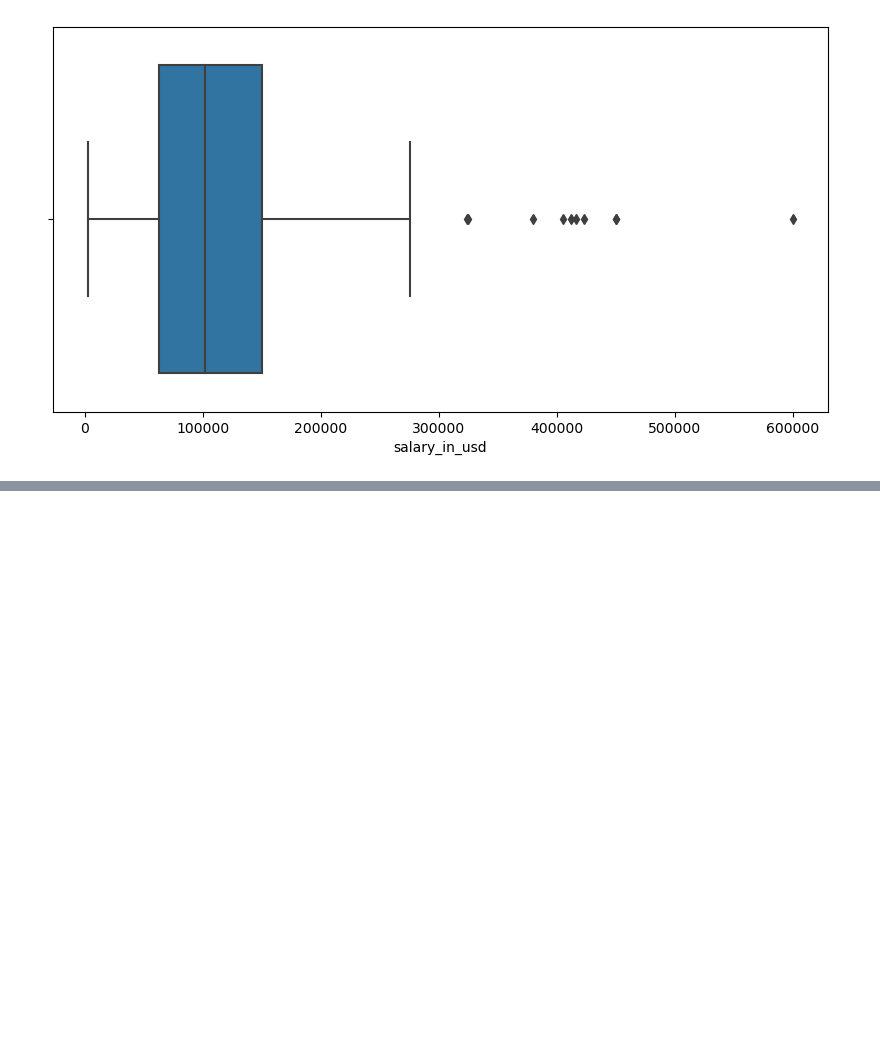
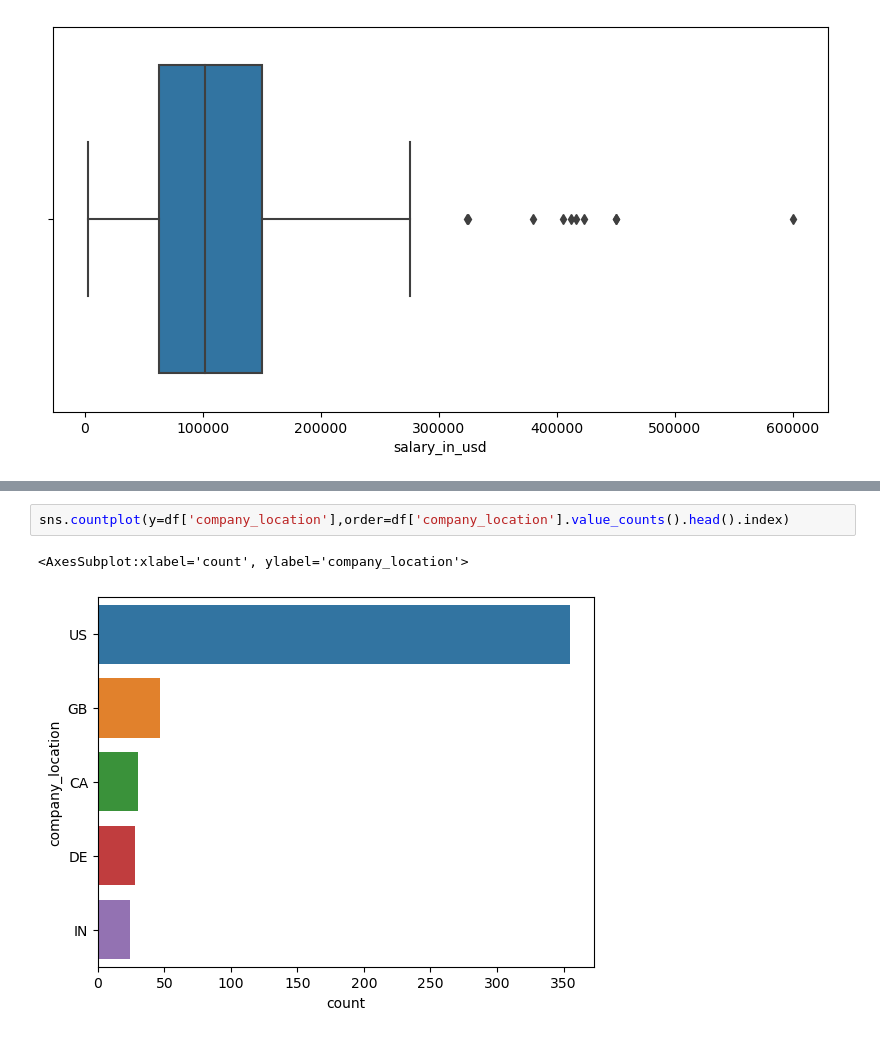
Before and after one commit to Huang-Frederic/ds-salaries, a Jupyter notebook: Data Scientist Salaries.ipynb, the cells around one changed output, grey strips where cells are left out. Cells and saved outputs as stored; diff of their text form; blank space fills up the shorter version.

```diff
--- a/Data Scientist Salaries.ipynb
+++ b/Data Scientist Salaries.ipynb
@@ -115,0 +128,5 @@ plt.show()
+# %%
+sns.countplot(y=df['company_location'],order=df['company_location'].value_counts().head().index)
+# %% [output]
+<AxesSubplot:xlabel='count', ylabel='company_location'>
+[figure, added]
```
Also changed, not shown: parts of 46 cells of this notebook, 1 other file.
